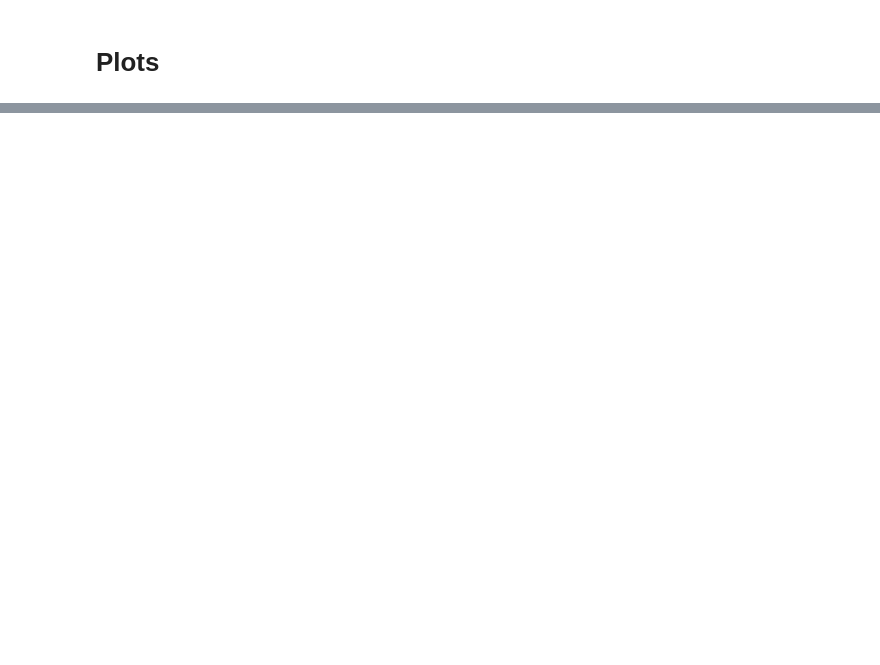
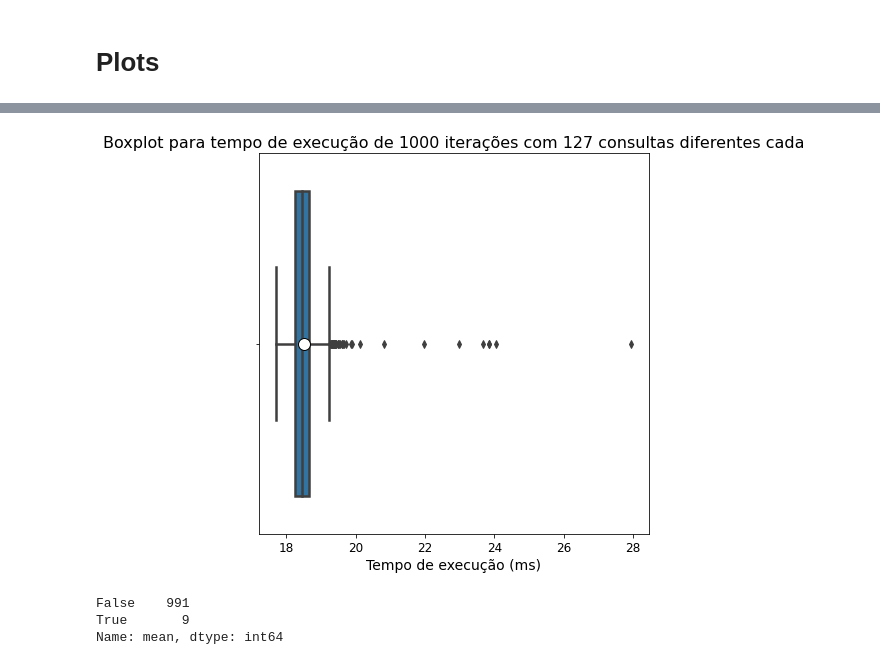
Before and after one commit to svponte/bdm, a Jupyter notebook: resultados/analise_resultados.ipynb, the cells around one changed output, grey strips where cells are left out. Drawn from its saved outputs; the diff is of its cells as text; code cells hidden in the pictures; blank space fills up the shorter version.

```diff
--- a/resultados/analise_resultados.ipynb
+++ b/resultados/analise_resultados.ipynb
@@ -105,3 +121,22 @@ Name: mean, Length: 100, dtype: float64
+# %%
+def plot_boxplot(df, output_file):
+    plt.figure(figsize=(7,7))
+
+    bp = sns.boxplot(df,
+                     showmeans=True,
+                     meanprops={"marker": "o", "markeredgecolor": "black", "markersize": "12", "markerfacecolor":"white"},
+                     linewidth=2.5)
+
+    plt.title(f"Boxplot para tempo de execução de {mean_size} iterações com {n_queries} consultas diferentes cada",
+              fontdict={'size': 16},
+              wrap=True)
+    plt.xlabel('Tempo de execução (ms)',
+               fontdict={'size': 14})
+
+    plt.tick_params(axis='x', labelsize=12)
+    plt.savefig(f'{output_file}_boxplot.png', dpi=300)
+
+    plt.show()
 # %%
 mean_size = len(mean_list)
 mean_size
@@ -155,0 +153,4 @@ plt.show()
+# %%
+plot_boxplot(mean_list*1000, filename)
+# %% [output]
+[figure, added]
@@ -155,0 +159,6 @@ plt.show()
+# %%
+mean_outliers.value_counts()
+# %% [output]
+False    991
+True       9
+Name: mean, dtype: int64
```
Also changed, not shown: parts of 18 cells of this notebook, 2 other files.
